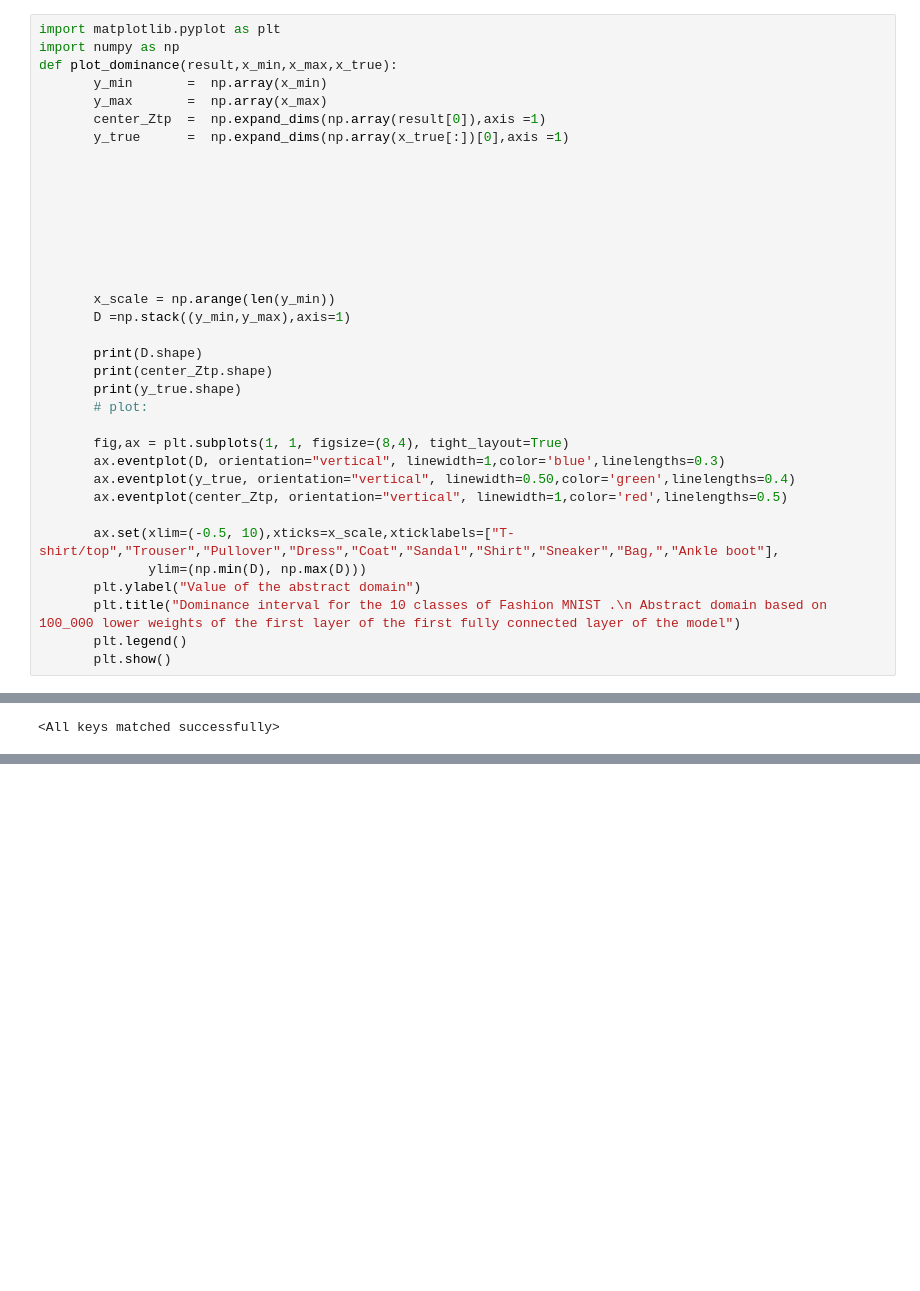
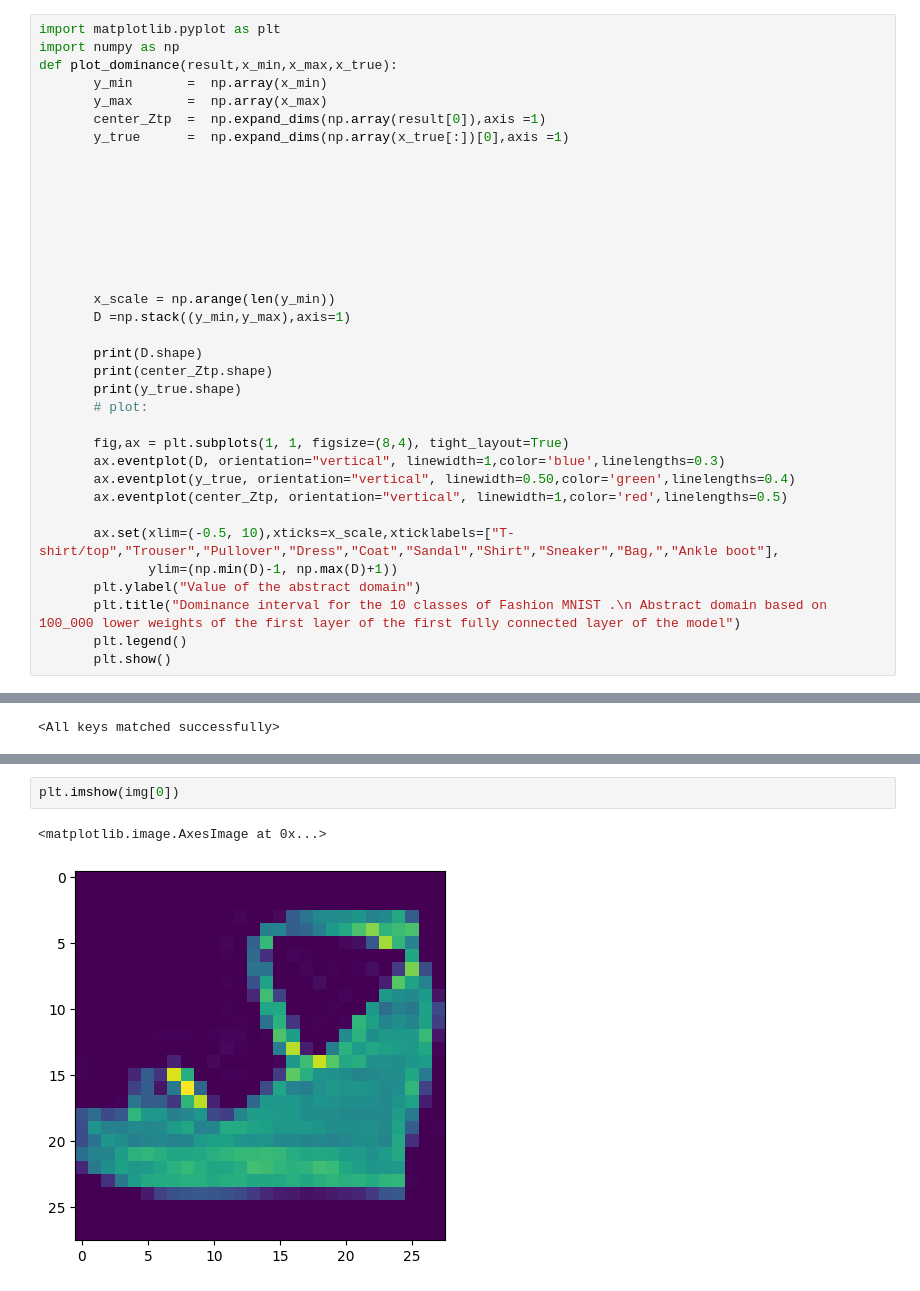
Before and after one commit to guillaume117/AbstractTorch, a Jupyter notebook: notebook/abstarct_learn.ipynb, the cells around one changed output, grey strips where cells are left out. Cells and saved outputs as stored; diff of their text form; blank space fills up the shorter version.

```diff
--- a/notebook/abstarct_learn.ipynb
+++ b/notebook/abstarct_learn.ipynb
@@ -255,7 +252,7 @@ def plot_dominance(result,x_min,x_max,x_true):
        ax.eventplot(center_Ztp, orientation="vertical", linewidth=1,color='red',linelengths=0.5)
 
        ax.set(xlim=(-0.5, 10),xticks=x_scale,xticklabels=["T-shirt/top","Trouser","Pullover","Dress","Coat","Sandal","Shirt","Sneaker","Bag,","Ankle boot"],
-              ylim=(np.min(D), np.max(D)))
+              ylim=(np.min(D)-1, np.max(D)+1))
        plt.ylabel("Value of the abstract domain")
        plt.title("Dominance interval for the 10 classes of Fashion MNIST .\n Abstract domain based on 100_000 lower weights of the first layer of the first fully connected layer of the model")
        plt.legend()
@@ -423,0 +578,5 @@ model.load_state_dict(torch.load('dataset/FMNIST.pth'))
+# %%
+plt.imshow(img[0])
+# %% [output]
+<matplotlib.image.AxesImage at 0x...>
+[figure, added]
```
Also changed, not shown: parts of 9 cells of this notebook, 1 other file.
